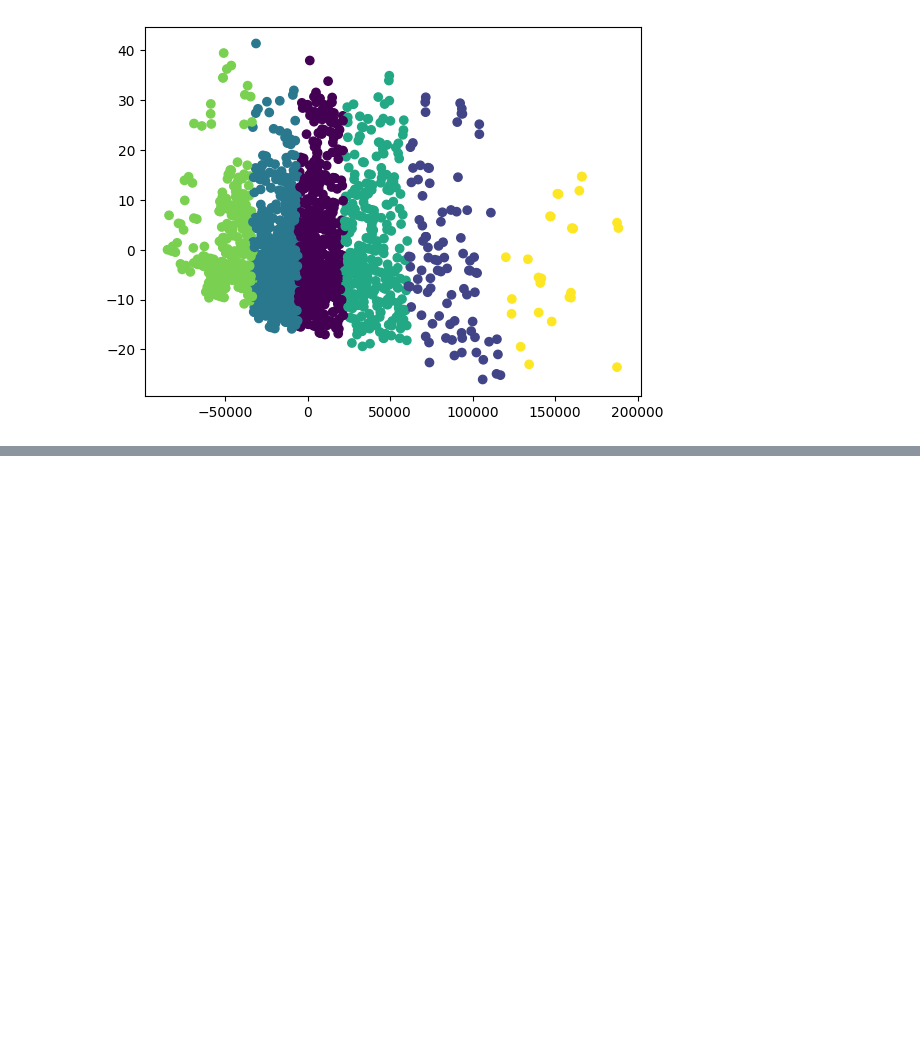
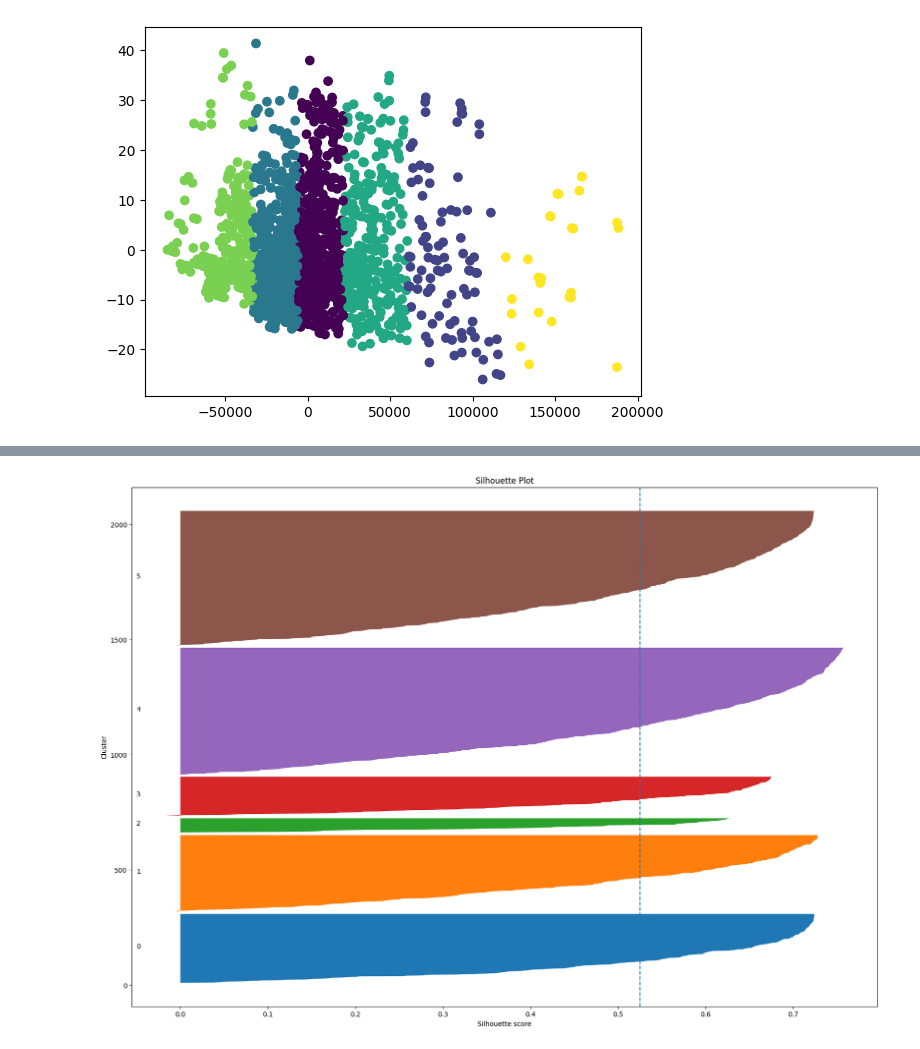
Before and after one commit to sebastianmentor/Lektioner_IntroML_TH_PYAI25, a Jupyter notebook: THPYAI25_intro_ml_Lektion_8/segmentation.ipynb, the cells around one changed output, grey strips where cells are left out. Saved outputs shown, nothing was run; the diff lists cells and outputs as text; code cells hidden in the pictures; blank space fills up the shorter version.

```diff
--- a/THPYAI25_intro_ml_Lektion_8/segmentation.ipynb
+++ b/THPYAI25_intro_ml_Lektion_8/segmentation.ipynb
@@ -210,0 +258,34 @@ with open("kmeans_model.pkl", "wb") as f:
+# %%
+labels = km.fit_predict(df)
+
+silhouette_vals = silhouette_samples(df, labels)
+avg_score = silhouette_score(df, labels)
+# 4. Plot
+y_lower = 10
+plt.figure(figsize=(20, 14))
+
+for i in range(6):
+    cluster_vals = silhouette_vals[labels == i]
+    cluster_vals.sort()
+
+    size = cluster_vals.shape[0]
+    y_upper = y_lower + size
+
+    plt.fill_betweenx(
+        np.arange(y_lower, y_upper),
+        0,
+        cluster_vals
+    )
+
+    plt.text(-0.05, y_lower + 0.5 * size, str(i))
+    y_lower = y_upper + 10
+
+# Genomsnittlig linje
+plt.axvline(x=avg_score, linestyle="--")
+
+plt.title("Silhouette Plot")
+plt.xlabel("Silhouette score")
+plt.ylabel("Cluster")
+plt.show()
+# %% [output]
+[figure, added]
```
Also changed, not shown: parts of 1 cell of this notebook, 6 other files.
